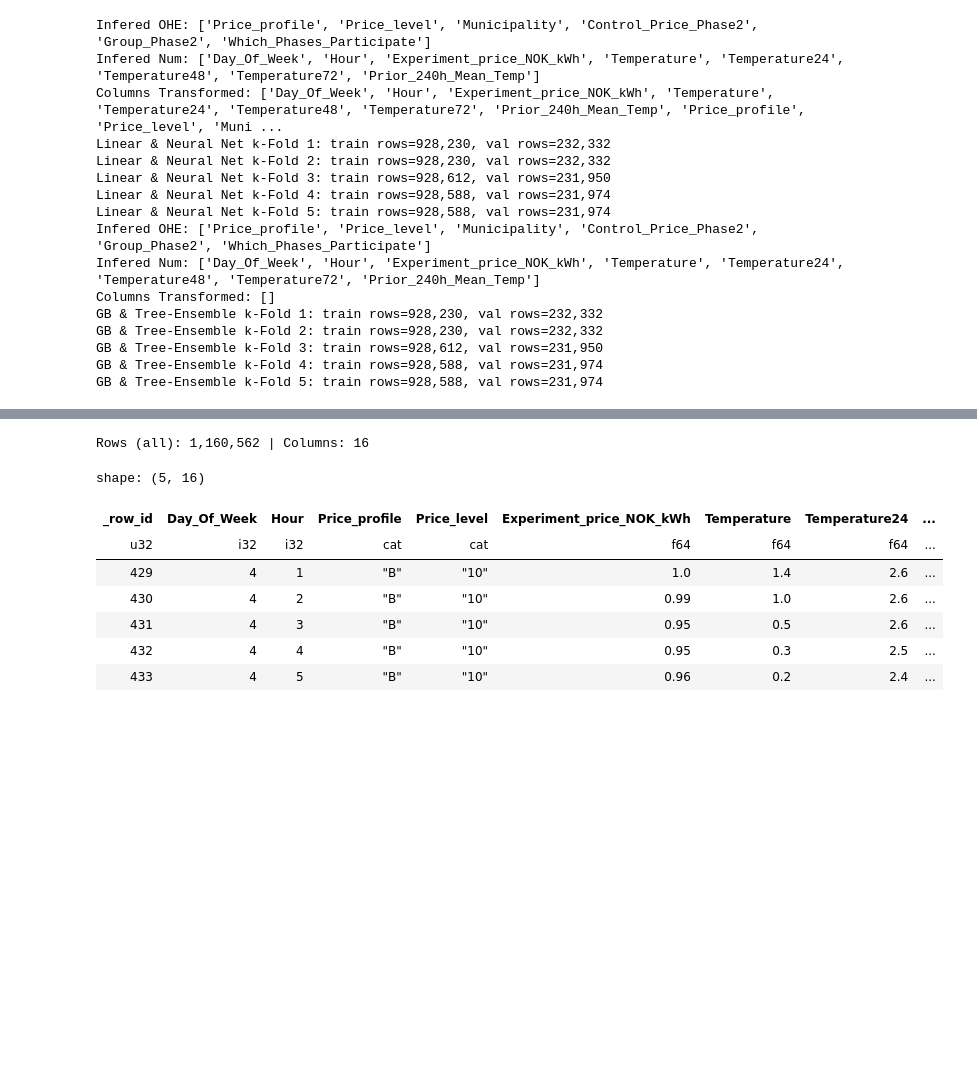
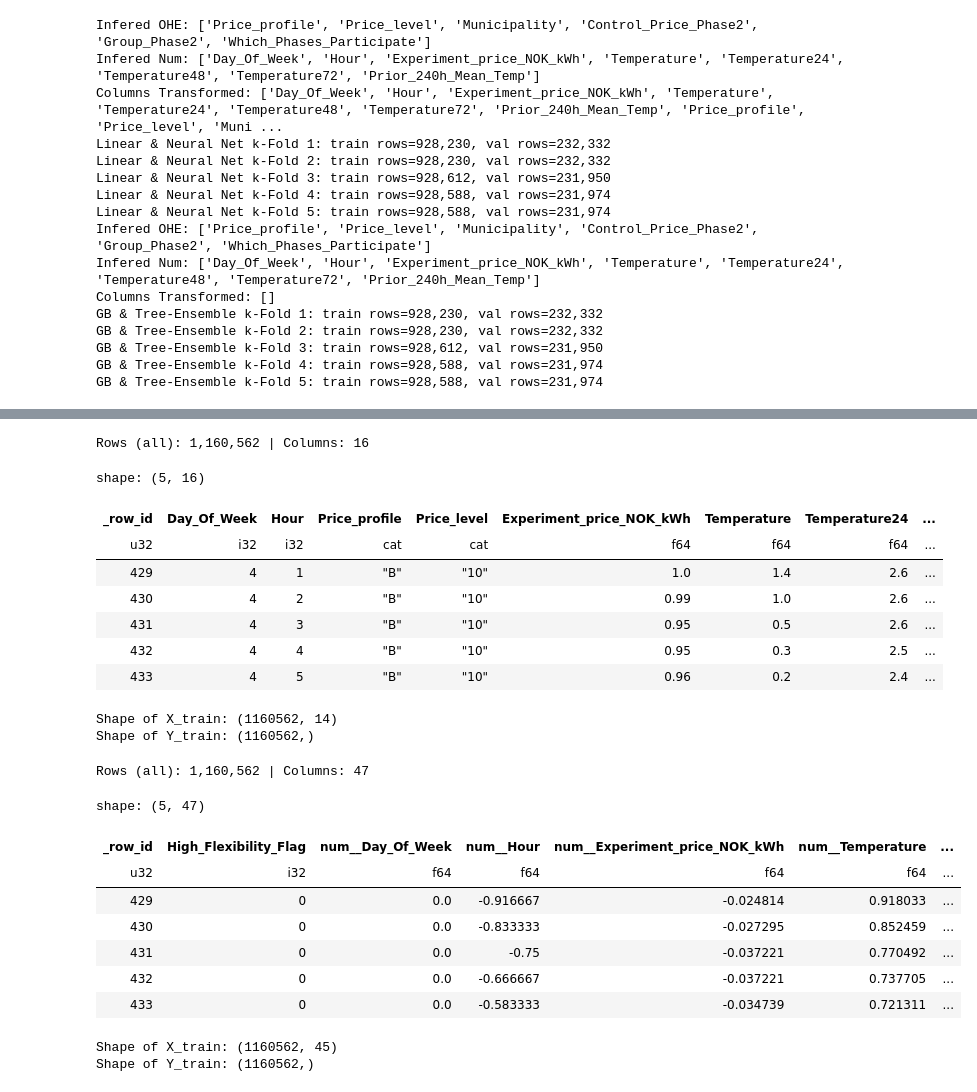
Before and after one commit to MartinOmasta/team_omega, a Jupyter notebook: notebooks/03_preprocessing_and_leakage_prevention.ipynb, the cells around one changed output, grey strips where cells are left out. Cells and saved outputs as stored; diff of their text form; code cells hidden in the pictures; blank space fills up the shorter version.

Commit message:
Update 03_preprocessing_and_leakage_prevention.ipynb
preprocess_and_split_polars - function to take a polars dataframe along with conditional arguments and columns to apply Scaling and Transformations

```diff
--- a/notebooks/03_preprocessing_and_leakage_prevention.ipynb
+++ b/notebooks/03_preprocessing_and_leakage_prevention.ipynb
@@ -1192,6 +1415,8 @@ shape: (5, 47)
 with pl.Config(tbl_cols=-1, tbl_width_chars=-1):
     print(f"Rows (all): {df_train_tree_boost_regression.height:,} | Columns: {df_train_tree_boost_regression.width}")
     display(df_train_tree_boost_regression.head())
+    print(f'Shape of X_train: {X_train_full_tree_boost_regression.shape}')
+    print(f'Shape of Y_train: {y_train_reg_tree_boost_regression.shape}')
 # %% [output]
 Rows (all): 1,160,562 | Columns: 16
 shape: (5, 16)
@@ -1202,3 +1427,23 @@ shape: (5, 16)
 | 431 | 4 | 3 | "B" | "10" | 0.95 | 0.5 | 2.6 | ... |
 | 432 | 4 | 4 | "B" | "10" | 0.95 | 0.3 | 2.5 | ... |
 | 433 | 4 | 5 | "B" | "10" | 0.96 | 0.2 | 2.4 | ... |
+Shape of X_train: (1160562, 14)
+Shape of Y_train: (1160562,)
+# %%
+with pl.Config(tbl_cols=-1, tbl_width_chars=-1):
+    print(f"Rows (all): {df_train_linear_nn_classification.height:,} | Columns: {df_train_linear_nn_classification.width}")
+    display(df_train_linear_nn_classification.head())
+    print(f'Shape of X_train: {X_train_full_linear_nn_classification.shape}')
+    print(f'Shape of Y_train: {y_train_reg_linear_nn_classification.shape}')
+# %% [output]
+Rows (all): 1,160,562 | Columns: 47
+shape: (5, 47)
+| _row_id | High_Flexibility_Flag | num__Day_Of_Week | num__Hour | num__Experiment_price_NOK_kWh | num__Temperature | ... |
+| u32 | i32 | f64 | f64 | f64 | f64 | ... |
+| 429 | 0 | 0.0 | -0.916667 | -0.024814 | 0.918033 | ... |
+| 430 | 0 | 0.0 | -0.833333 | -0.027295 | 0.852459 | ... |
+| 431 | 0 | 0.0 | -0.75 | -0.037221 | 0.770492 | ... |
+| 432 | 0 | 0.0 | -0.666667 | -0.037221 | 0.737705 | ... |
+| 433 | 0 | 0.0 | -0.583333 | -0.034739 | 0.721311 | ... |
+Shape of X_train: (1160562, 45)
+Shape of Y_train: (1160562,)
```
Also changed, not shown: parts of 9 cells of this notebook.
